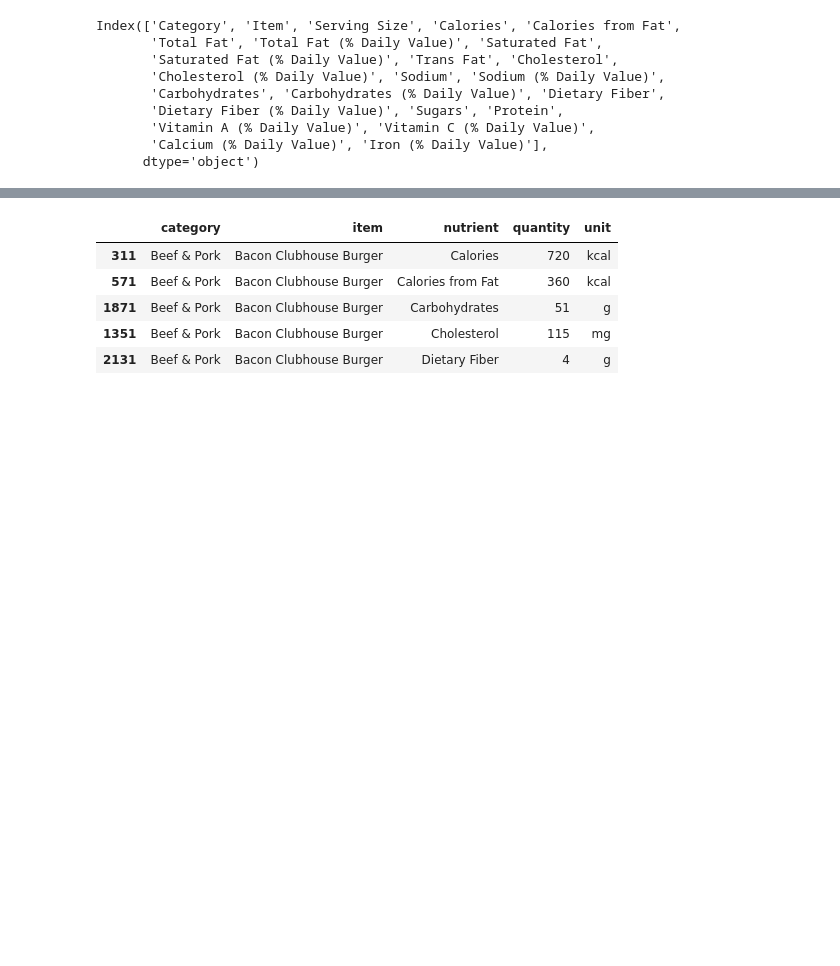
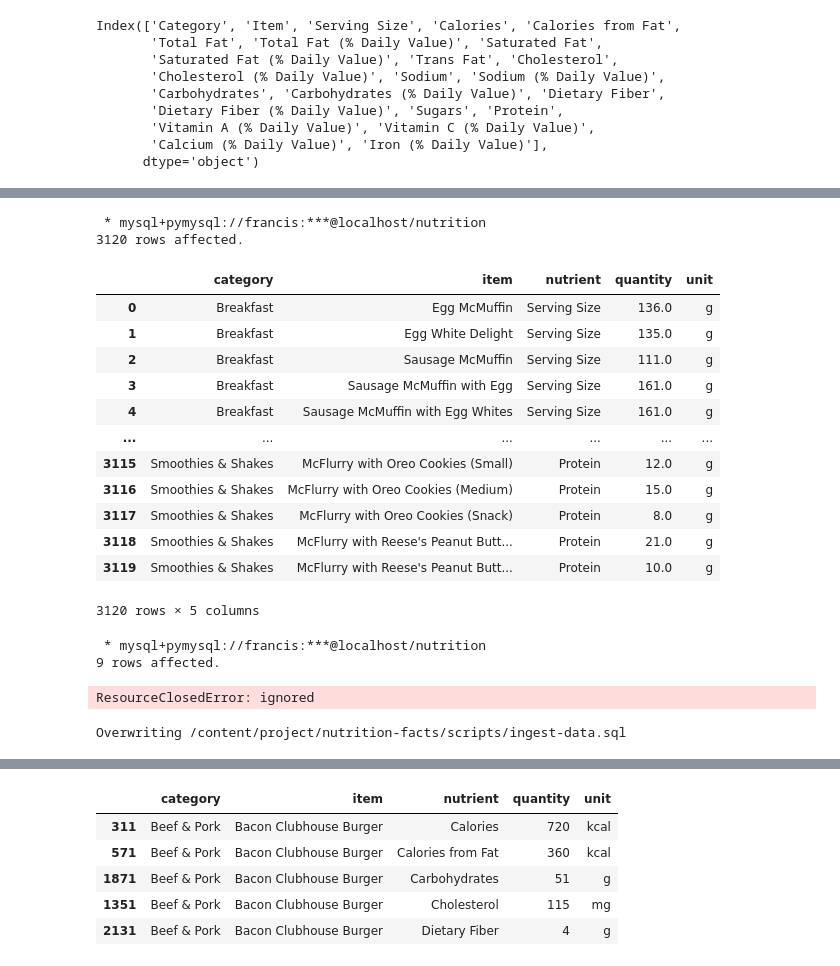
Before and after one commit to sreent/data-management-intro, a Jupyter notebook: Nutrition Facts - Ingestion using SQL.ipynb, the cells around one changed output, grey strips where cells are left out. Cells and saved outputs as stored; diff of their text form; code cells hidden in the pictures; blank space fills up the shorter version.

```diff
--- a/Nutrition Facts - Ingestion using SQL.ipynb
+++ b/Nutrition Facts - Ingestion using SQL.ipynb
@@ -168,0 +353,69 @@ UNITS = {
+# %%
+%%sql
+SELECT *
+FROM pivot_tbl;
+# %% [output]
+ * mysql+pymysql://francis:***@localhost/nutrition
+3120 rows affected.
+|  | category | item | nutrient | quantity | unit |
+| 0 | Breakfast | Egg McMuffin | Serving Size | 136.0 | g |
+| 1 | Breakfast | Egg White Delight | Serving Size | 135.0 | g |
+| 2 | Breakfast | Sausage McMuffin | Serving Size | 111.0 | g |
+| 3 | Breakfast | Sausage McMuffin with Egg | Serving Size | 161.0 | g |
+| 4 | Breakfast | Sausage McMuffin with Egg Whites | Serving Size | 161.0 | g |
+| ... | ... | ... | ... | ... | ... |
+| 3115 | Smoothies & Shakes | McFlurry with Oreo Cookies (Small) | Protein | 12.0 | g |
+| 3116 | Smoothies & Shakes | McFlurry with Oreo Cookies (Medium) | Protein | 15.0 | g |
+| 3117 | Smoothies & Shakes | McFlurry with Oreo Cookies (Snack) | Protein | 8.0 | g |
+| 3118 | Smoothies & Shakes | McFlurry with Reese's Peanut Butt... | Protein | 21.0 | g |
+| 3119 | Smoothies & Shakes | McFlurry with Reese's Peanut Butt... | Protein | 10.0 | g |
+3120 rows × 5 columns
+# %%
+%%sql
+INSERT INTO categories (category_name)
+    SELECT DISTINCT category
+    FROM pivot_tbl;
+# %% [output]
+ * mysql+pymysql://francis:***@localhost/nutrition
+9 rows affected.
+ResourceClosedError: ignored
+# %%
+%%writefile $SCRIPT_PATH/ingest-data.sql
+USE nutrition;
+
+DROP TABLE IF EXISTS pivot_tbl;
+
+CREATE TABLE pivot_tbl (
+    category VARCHAR(255),
+    item VARCHAR(255),
+    nutrient VARCHAR(255),
+    quantity FLOAT,
+    unit VARCHAR(255)
+);
+
+INSERT INTO pivot_tbl (category, item, nutrient, quantity, unit)
+SELECT Category, Item, 'Serving Size', ServingSize, 'g' FROM dnorm_data
+UNION ALL
+SELECT Category, Item, 'Calories', Calories, 'kcal' FROM dnorm_data
+UNION ALL
+SELECT Category, Item, 'Calories from Fat', CaloriesFromFat, 'kcal' FROM dnorm_data
+UNION ALL
+SELECT Category, Item, 'Total Fat', TotalFat, 'g' FROM dnorm_data
+UNION ALL
+SELECT Category, Item, 'Saturated Fat', SaturatedFat, 'g' FROM dnorm_data
+UNION ALL
+SELECT Category, Item, 'Trans Fat', TransFat, 'g' FROM dnorm_data
+UNION ALL
+SELECT Category, Item, 'Cholesterol', Cholesterol, 'mg' FROM dnorm_data
+UNION ALL
+SELECT Category, Item, 'Sodium', Sodium, 'mg' FROM dnorm_data
+UNION ALL
+SELECT Category, Item, 'Carbohydrates', Carbohydrates, 'g' FROM dnorm_data
+UNION ALL
+SELECT Category, Item, 'Dietary Fiber', DietaryFiber, 'g' FROM dnorm_data
+UNION ALL
+SELECT Category, Item, 'Sugars', Sugars, 'g' FROM dnorm_data
+UNION ALL
+SELECT Category, Item, 'Protein', Protein, 'g' FROM dnorm_data;
+# %% [output]
+Overwriting /content/project/nutrition-facts/scripts/ingest-data.sql
```
Also changed, not shown: parts of 17 cells of this notebook.
